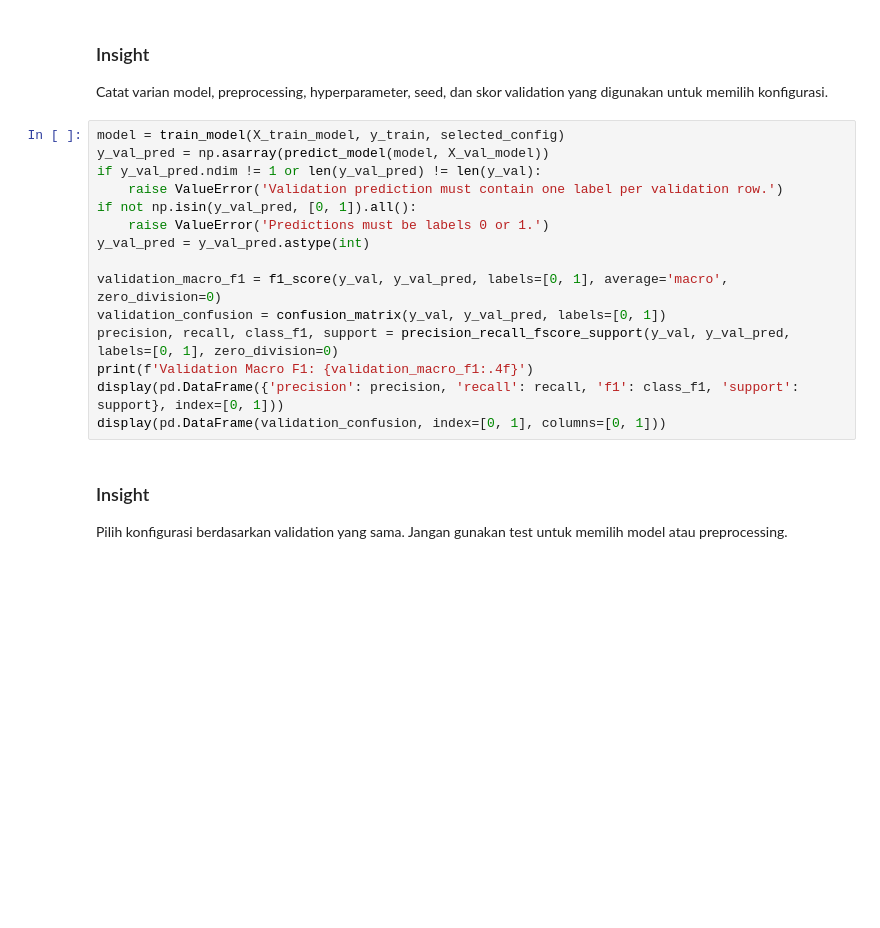
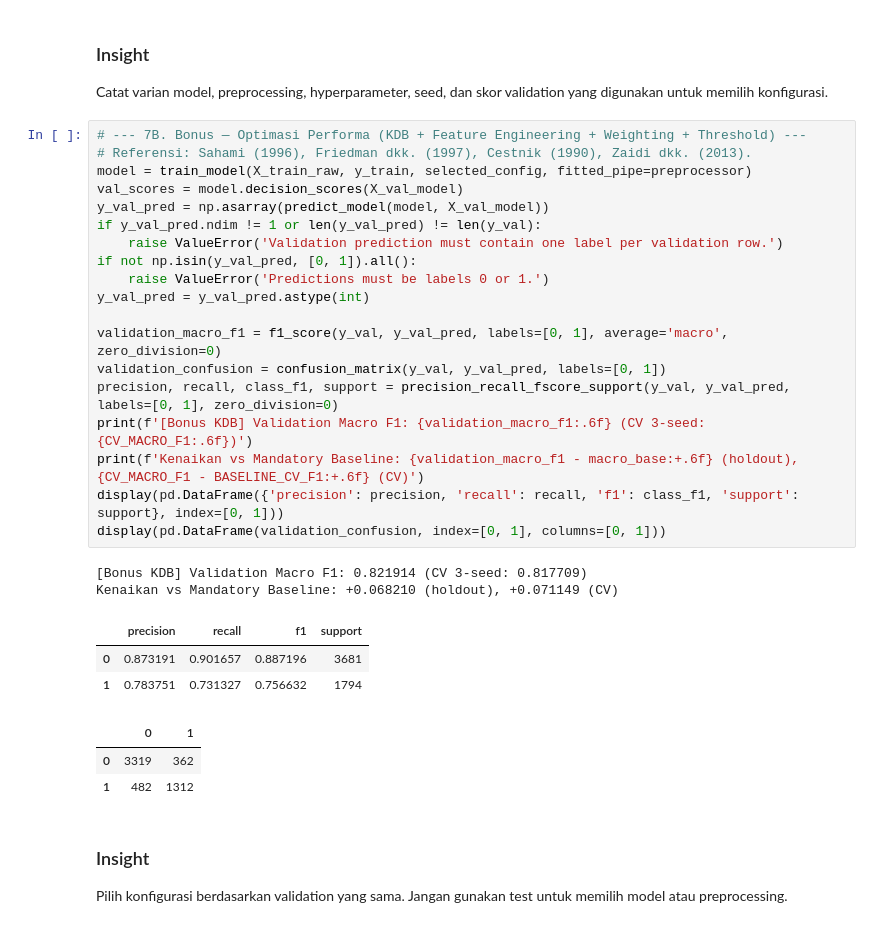
Before and after one commit to parkuskus/IF3170_G03_FiveAgents, a Jupyter notebook: notebooks/Naive_Bayes_Final-Pipeline.ipynb, the cells around one changed output. Drawn from its saved outputs; the diff is of its cells as text; blank space fills up the shorter version.

```diff
--- a/notebooks/Naive_Bayes_Final-Pipeline.ipynb
+++ b/notebooks/Naive_Bayes_Final-Pipeline.ipynb
@@ -347,20 +603,33 @@ def predict_model(model, X):
 
 Catat varian model, preprocessing, hyperparameter, seed, dan skor validation yang digunakan untuk memilih konfigurasi.
 # %%
-model = train_model(X_train_model, y_train, selected_config)
+# --- 7B. Bonus — Optimasi Performa (KDB + Feature Engineering + Weighting + Threshold) ---
+# Referensi: Sahami (1996), Friedman dkk. (1997), Cestnik (1990), Zaidi dkk. (2013).
+model = train_model(X_train_raw, y_train, selected_config, fitted_pipe=preprocessor)
+val_scores = model.decision_scores(X_val_model)
 y_val_pred = np.asarray(predict_model(model, X_val_model))
 if y_val_pred.ndim != 1 or len(y_val_pred) != len(y_val):
     raise ValueError('Validation prediction must contain one label per validation row.')
 if not np.isin(y_val_pred, [0, 1]).all():
     raise ValueError('Predictions must be labels 0 or 1.')
 y_val_pred = y_val_pred.astype(int)
 
 validation_macro_f1 = f1_score(y_val, y_val_pred, labels=[0, 1], average='macro', zero_division=0)
 validation_confusion = confusion_matrix(y_val, y_val_pred, labels=[0, 1])
 precision, recall, class_f1, support = precision_recall_fscore_support(y_val, y_val_pred, labels=[0, 1], zero_division=0)
-print(f'Validation Macro F1: {validation_macro_f1:.4f}')
+print(f'[Bonus KDB] Validation Macro F1: {validation_macro_f1:.6f} (CV 3-seed: {CV_MACRO_F1:.6f})')
+print(f'Kenaikan vs Mandatory Baseline: {validation_macro_f1 - macro_base:+.6f} (holdout), {CV_MACRO_F1 - BASELINE_CV_F1:+.6f} (CV)')
 display(pd.DataFrame({'precision': precision, 'recall': recall, 'f1': class_f1, 'support': support}, index=[0, 1]))
 display(pd.DataFrame(validation_confusion, index=[0, 1], columns=[0, 1]))
+# %% [output]
+[Bonus KDB] Validation Macro F1: 0.821914 (CV 3-seed: 0.817709)
+Kenaikan vs Mandatory Baseline: +0.068210 (holdout), +0.071149 (CV)
+|  | precision | recall | f1 | support |
+| 0 | 0.873191 | 0.901657 | 0.887196 | 3681 |
+| 1 | 0.783751 | 0.731327 | 0.756632 | 1794 |
+|  | 0 | 1 |
+| 0 | 3319 | 362 |
+| 1 | 482 | 1312 |
 # %% [markdown]
 ### Insight
 
```
Also changed, not shown: parts of 17 cells of this notebook, 1 other file.
